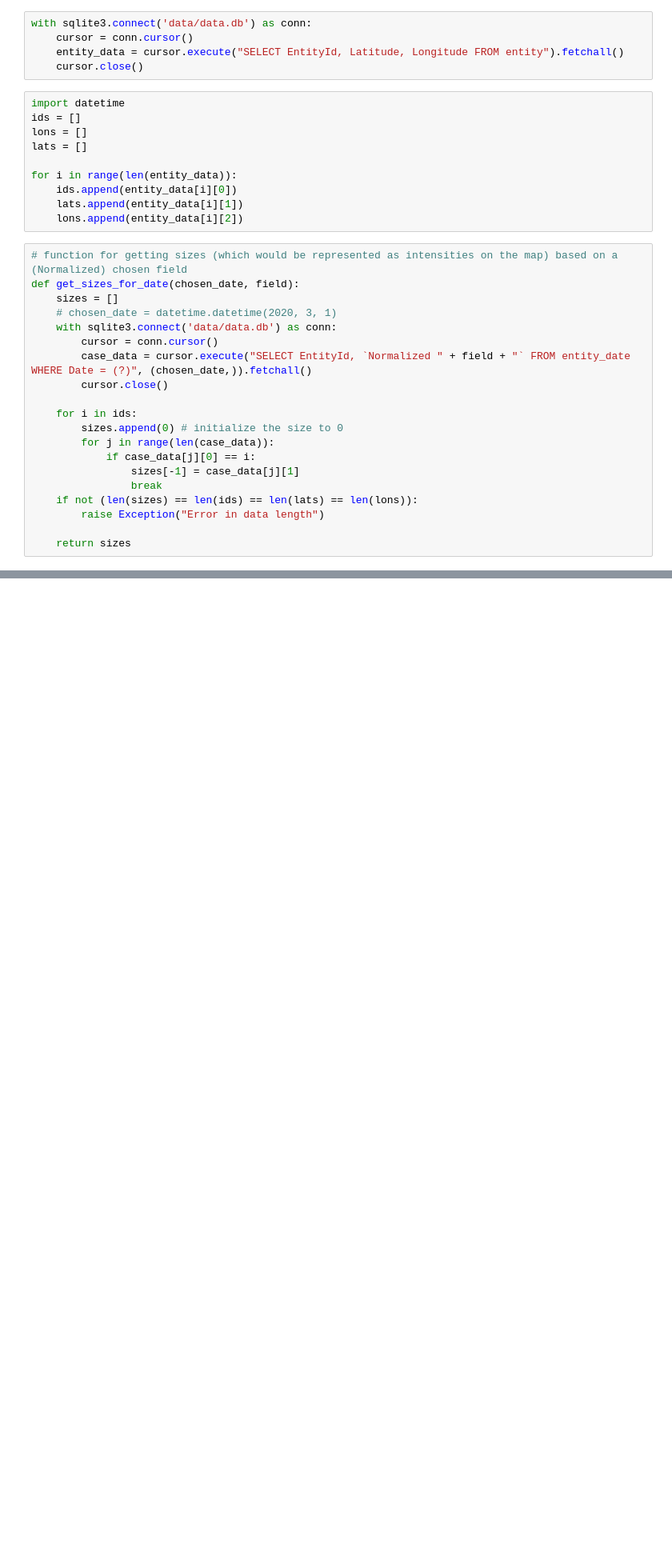
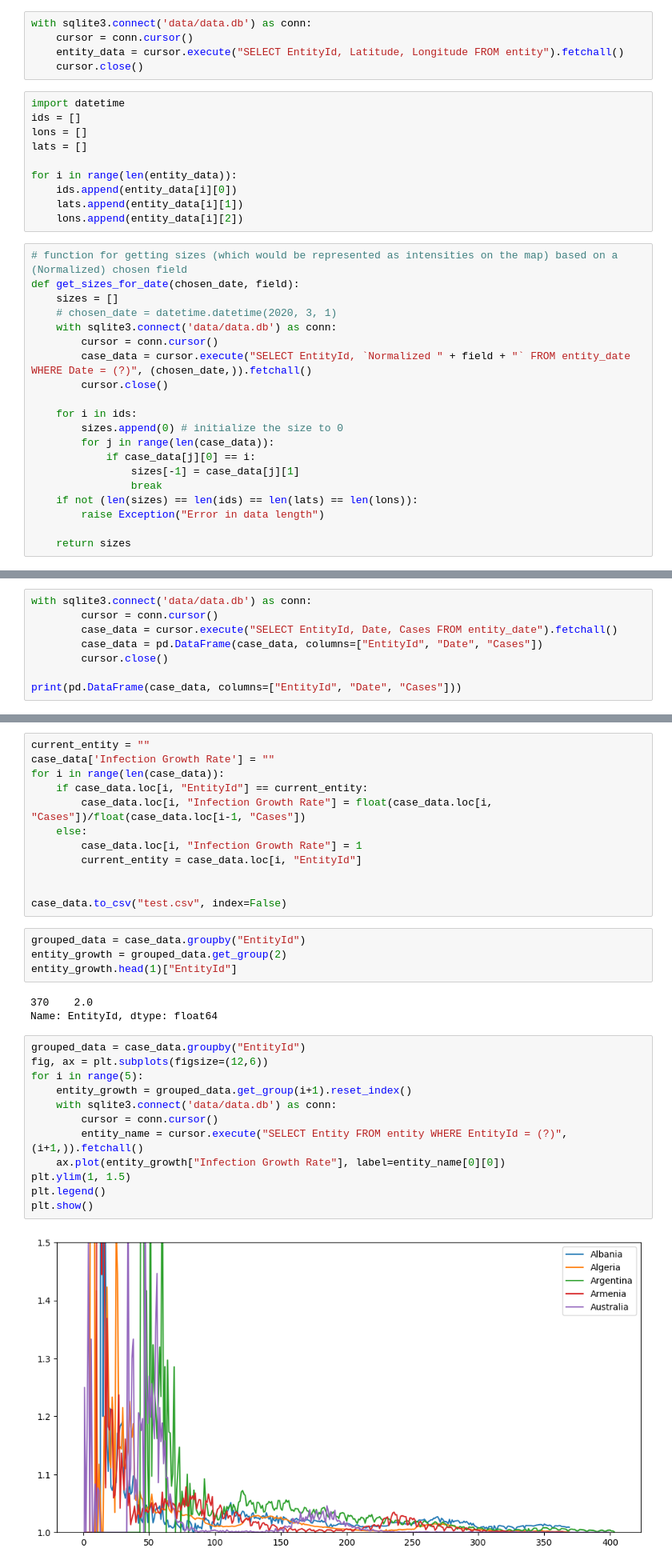
Before and after one commit to ManikaHennedige/COVID-Data-Exploration, a Jupyter notebook: data-exploration.ipynb, the cells around one changed output, grey strips where cells are left out. Shown: that part at 80% size. Saved outputs shown, nothing was run; the diff lists cells and outputs as text; blank space fills up the shorter version.

```diff
--- a/data-exploration.ipynb
+++ b/data-exploration.ipynb
@@ -323,0 +357,8 @@ import mpl_toolkits
+# %%
+with sqlite3.connect('data/data.db') as conn:
+        cursor = conn.cursor()
+        case_data = cursor.execute("SELECT EntityId, Date, Cases FROM entity_date").fetchall()
+        case_data = pd.DataFrame(case_data, columns=["EntityId", "Date", "Cases"])
+        cursor.close()
+
+print(pd.DataFrame(case_data, columns=["EntityId", "Date", "Cases"]))
@@ -323,0 +387,33 @@ import mpl_toolkits
+# %%
+current_entity = ""
+case_data['Infection Growth Rate'] = ""
+for i in range(len(case_data)):
+    if case_data.loc[i, "EntityId"] == current_entity:
+        case_data.loc[i, "Infection Growth Rate"] = float(case_data.loc[i, "Cases"])/float(case_data.loc[i-1, "Cases"])
+    else:
+        case_data.loc[i, "Infection Growth Rate"] = 1
+        current_entity = case_data.loc[i, "EntityId"]
+
+
+case_data.to_csv("test.csv", index=False)
+# %%
+grouped_data = case_data.groupby("EntityId")
+entity_growth = grouped_data.get_group(2)
+entity_growth.head(1)["EntityId"]
+# %% [output]
+370    2.0
+Name: EntityId, dtype: float64
+# %%
+grouped_data = case_data.groupby("EntityId")
+fig, ax = plt.subplots(figsize=(12,6))
+for i in range(5):
+    entity_growth = grouped_data.get_group(i+1).reset_index()
+    with sqlite3.connect('data/data.db') as conn:
+        cursor = conn.cursor()
+        entity_name = cursor.execute("SELECT Entity FROM entity WHERE EntityId = (?)", (i+1,)).fetchall()
+    ax.plot(entity_growth["Infection Growth Rate"], label=entity_name[0][0])
+plt.ylim(1, 1.5)
+plt.legend()
+plt.show()
+# %% [output]
+[figure, added]
```
Also changed, not shown: parts of 7 cells of this notebook, 1 other file.
